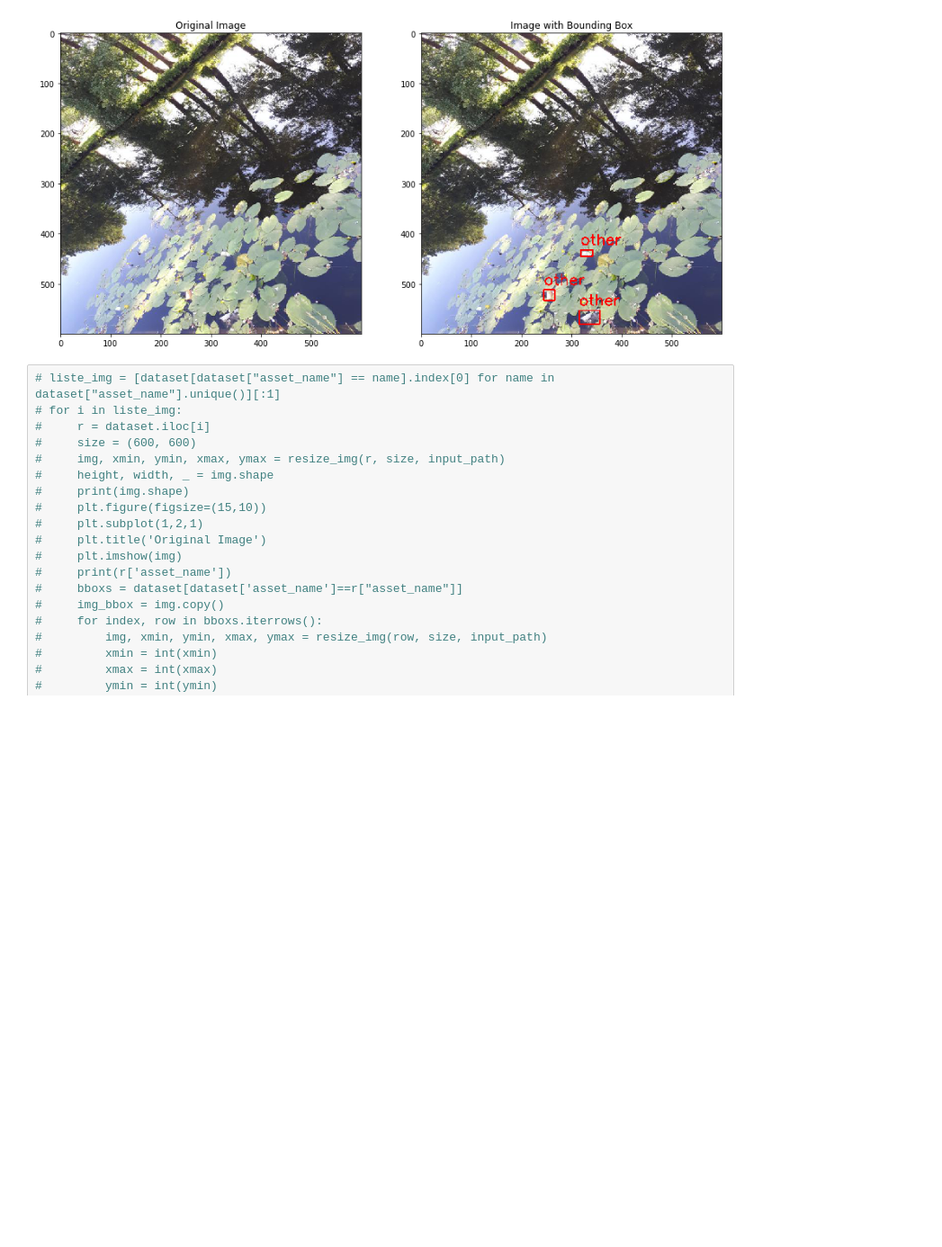
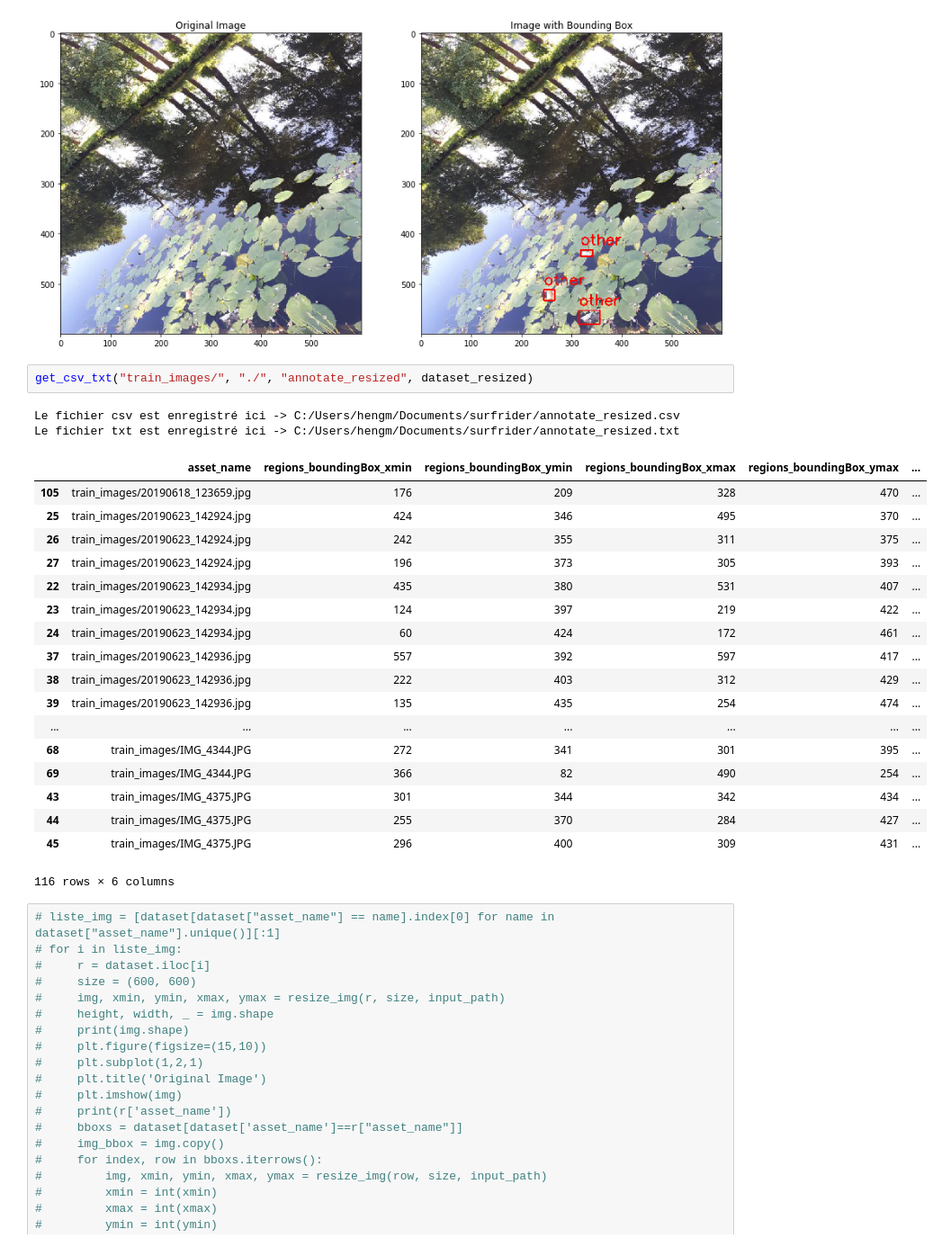
Before and after one commit to ShareAI-SF/SEA, a Jupyter notebook: Surfrider_notebook_fonctions.ipynb, the cells around one changed output. Shown at 90% size. Saved outputs shown, nothing was run; the diff lists cells and outputs as text; blank space fills up the shorter version.

Commit message:
add get_csv_txt(dataset_resized)

```diff
--- a/Surfrider_notebook_fonctions.ipynb
+++ b/Surfrider_notebook_fonctions.ipynb
@@ -342,6 +342,29 @@ display(liste_img, dataset_resized, "resize/echantillon_input/")
 (600, 600, 3)
 20190628_183115.jpg
 [figure]
+# %%
+get_csv_txt("train_images/", "./", "annotate_resized", dataset_resized)
+# %% [output]
+Le fichier csv est enregistré ici -> C:/Users/hengm/Documents/surfrider/annotate_resized.csv
+Le fichier txt est enregistré ici -> C:/Users/hengm/Documents/surfrider/annotate_resized.txt
+|  | asset_name | regions_boundingBox_xmin | regions_boundingBox_ymin | regions_boundingBox_xmax | regions_boundingBox_ymax | ... |
+| 105 | train_images/20190618_123659.jpg | 176 | 209 | 328 | 470 | ... |
+| 25 | train_images/20190623_142924.jpg | 424 | 346 | 495 | 370 | ... |
+| 26 | train_images/20190623_142924.jpg | 242 | 355 | 311 | 375 | ... |
+| 27 | train_images/20190623_142924.jpg | 196 | 373 | 305 | 393 | ... |
+| 22 | train_images/20190623_142934.jpg | 435 | 380 | 531 | 407 | ... |
+| 23 | train_images/20190623_142934.jpg | 124 | 397 | 219 | 422 | ... |
+| 24 | train_images/20190623_142934.jpg | 60 | 424 | 172 | 461 | ... |
+| 37 | train_images/20190623_142936.jpg | 557 | 392 | 597 | 417 | ... |
+| 38 | train_images/20190623_142936.jpg | 222 | 403 | 312 | 429 | ... |
+| 39 | train_images/20190623_142936.jpg | 135 | 435 | 254 | 474 | ... |
+| ... | ... | ... | ... | ... | ... | ... |
+| 68 | train_images/IMG_4344.JPG | 272 | 341 | 301 | 395 | ... |
+| 69 | train_images/IMG_4344.JPG | 366 | 82 | 490 | 254 | ... |
+| 43 | train_images/IMG_4375.JPG | 301 | 344 | 342 | 434 | ... |
+| 44 | train_images/IMG_4375.JPG | 255 | 370 | 284 | 427 | ... |
+| 45 | train_images/IMG_4375.JPG | 296 | 400 | 309 | 431 | ... |
+116 rows × 6 columns
 # %%
 # liste_img = [dataset[dataset["asset_name"] == name].index[0] for name in dataset["asset_name"].unique()][:1]
 # for i in liste_img:
```
